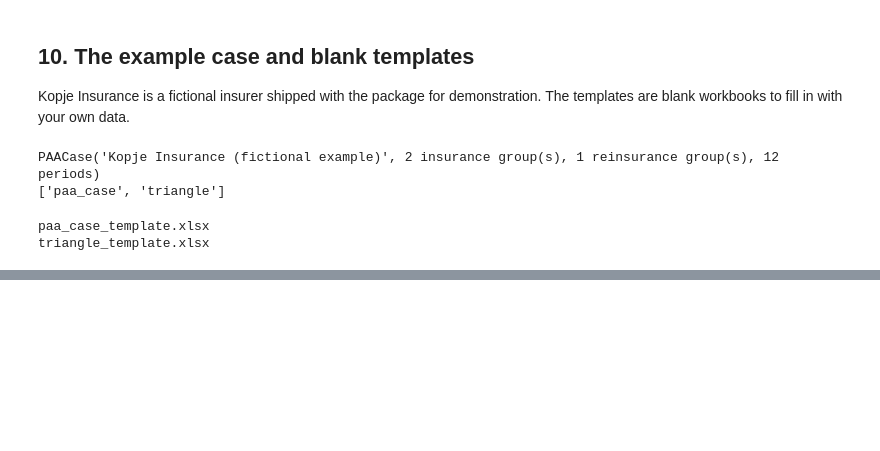
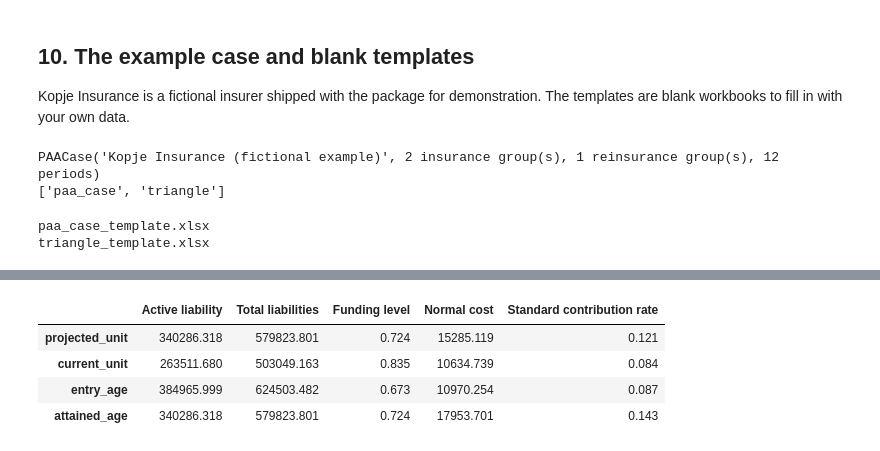
Before and after one commit to ShannonT20/ACTUNEO, a Jupyter notebook: examples/actuneo_tour.ipynb, the cells around one changed output, grey strips where cells are left out. Saved outputs shown, nothing was run; the diff lists cells and outputs as text; code cells hidden in the pictures; blank space fills up the shorter version.

```diff
--- a/examples/actuneo_tour.ipynb
+++ b/examples/actuneo_tour.ipynb
@@ -593,0 +669,9 @@ triangle_template.xlsx
+# %%
+# The same members under each funding method
+valuation.method_comparison().round(3)
+# %% [output]
+|  | Active liability | Total liabilities | Funding level | Normal cost | Standard contribution rate |
+| projected_unit | 340286.318 | 579823.801 | 0.724 | 15285.119 | 0.121 |
+| current_unit | 263511.680 | 503049.163 | 0.835 | 10634.739 | 0.084 |
+| entry_age | 384965.999 | 624503.482 | 0.673 | 10970.254 | 0.087 |
+| attained_age | 340286.318 | 579823.801 | 0.724 | 17953.701 | 0.143 |
```
Also changed, not shown: parts of 11 cells of this notebook.
